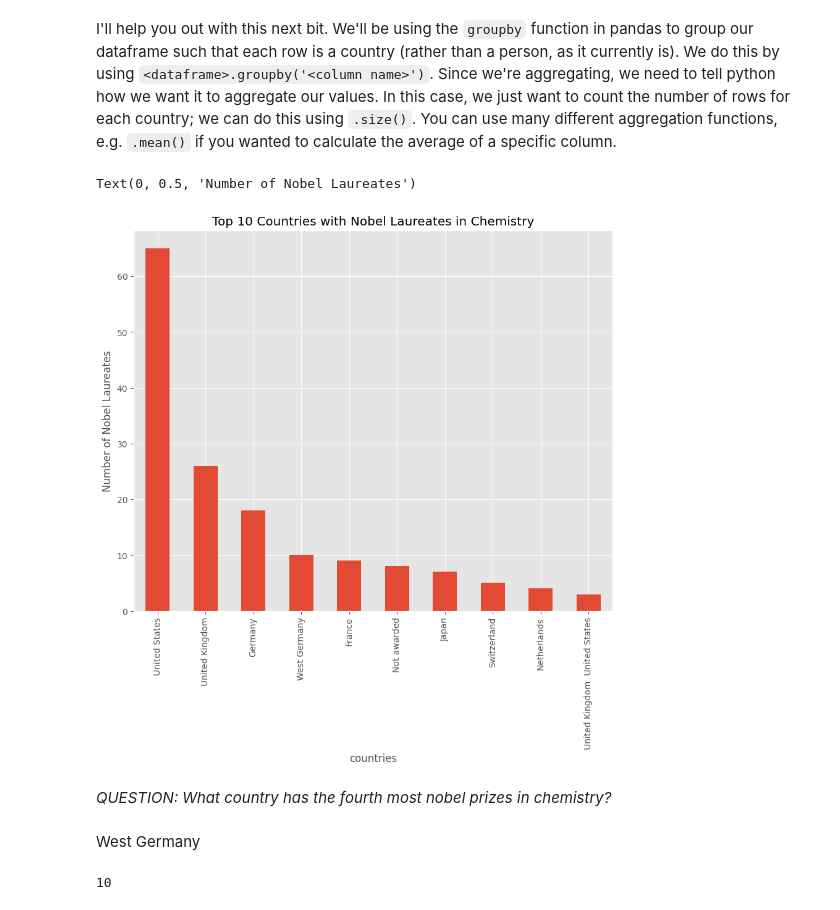
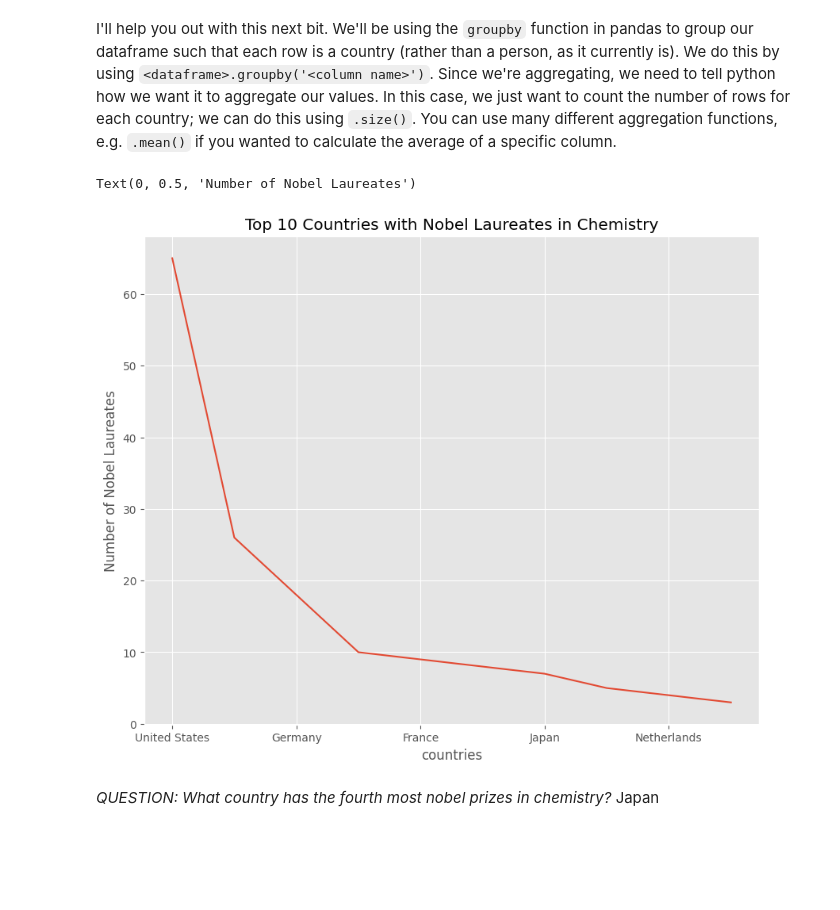
Before and after one commit to winstonlingga/QM2, a Jupyter notebook: notebooks/W02. Pandas.ipynb, the cells around one changed output. Saved outputs shown, nothing was run; the diff lists cells and outputs as text; code cells hidden in the pictures; blank space fills up the shorter version.

```diff
--- a/notebooks/W02. Pandas.ipynb
+++ b/notebooks/W02. Pandas.ipynb
@@ -545,26 +445,18 @@ I'll help you out with this next bit. We'll be using the `groupby` function in p
 # %%
 # here, we're creating a new dataframe called 'country' in which each row is a country, and the values represent the number of nobel laureates.
 countries=chem.groupby('Country[B]').size()
 
 #now let's sort it in descending order
-countries.sort_values(ascending=False)
+top10countries = countries.sort_values(ascending=False).iloc[:10]
 
 # finally, plot the top 10 countries
-
-top10countries=(countries.sort_values(ascending=False)).iloc[:10]
-top10countries.plot.bar()
+top10countries.plot.line()
 plt.title('Top 10 Countries with Nobel Laureates in Chemistry')
 plt.xlabel('countries')
 plt.ylabel('Number of Nobel Laureates')
 # %% [output]
 Text(0, 0.5, 'Number of Nobel Laureates')
-[figure, old version]
+[figure, new version]
 # %% [markdown]
 *QUESTION: What country has the fourth most nobel prizes in chemistry?*
+Japan
-# %% [markdown]
-West Germany
-# %%
-West_Germany=(countries.sort_values(ascending=False)).iloc[3]
-print(West_Germany)
-# %% [output]
-10
```
Also changed, not shown: parts of 17 cells of this notebook.
